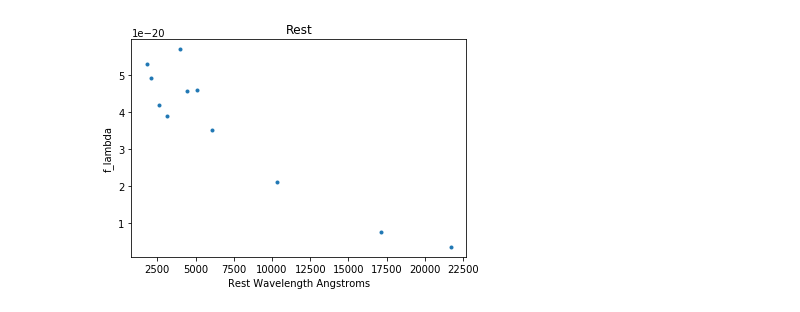
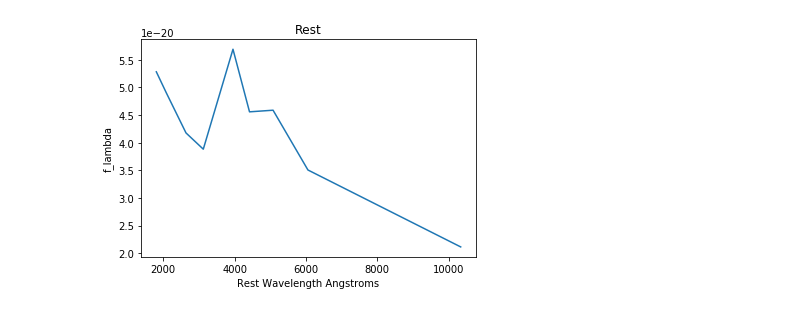
Before and after one commit to JacobGolledge/Research, a Jupyter notebook: SED plots.ipynb, the cells around one changed output. Saved outputs shown, nothing was run; the diff lists cells and outputs as text; code cells hidden in the pictures.

```diff
--- a/SED plots.ipynb
+++ b/SED plots.ipynb
@@ -119,15 +119,18 @@ xval.append(Zwave)
 xval.append(Ywave)
 xval.append(Jwave)
 xval.append(Kwave)
-xval.append(I1wave)
-xval.append(I2wave)
+#xval.append(I1wave)
+#xval.append(I2wave)
 #xval.append(I3wave)
 #xval.append(I4wave)
 print(xval)
 
 freq = []
 #freq = [(3 * 10**18) / xval]
-for lam in range(11):
+#for lam in range(11):
+    #freq.append((3 * 10**18) / xval[lam])
+#print(freq)
+for lam in range(9):
     freq.append((3 * 10**18) / xval[lam])
 #print(freq)
 
@@ -156,10 +159,11 @@ goodmag = -2.5 * np.log10(photdat['HAWKIKs_tot']) + 25
 # a better way is to use the numpy.where() command
 # this is an array of all indices which satisfy the condition in the ()
 izspec = np.where((zdat['spec_z'] > 0) & (photdat['totmask'] == 0) & (photdat['K_flag'] == 0) & (goodmag < 23))
-print(izspec)
+#izspec = np.where(np.any(zdat['quality'] == 3 or zdat['quality'] == 4) & (photdat['totmask'] == 0) & (photdat['K_flag'] == 0) & (goodmag < 23))
+#print(izspec)
 
 # this prints the rows of the two tables that correspond to these indices
-print(photdat['id'][izspec], zdat['PHOTCATID'][izspec], zdat['spec_z'][izspec])
+#print(photdat['id'][izspec], zdat['PHOTCATID'][izspec], zdat['spec_z'][izspec])
 
 # an equally good way is to make an array of booleans
 # this makes an array of the same size as your table, but with a list of "True" and "False" depending on whether or not you satisfy the condition
@@ -187,6 +191,16 @@ fluxi2 = []
 #fluxi3 = []
 #fluxi4 = []
 
+erru = []
+errb = []
+errv = []
+errr = []
+erri = []
+errz = []
+erry = []
+errj = []
+errk = []
+
 galindex = []
 xprime = []
 
@@ -206,8 +220,18 @@ for rangal in sample_list:
     fluxy.append(photdat['FOURSTARJ1'][index])
     fluxj.append(photdat['HAWKIJ'][index])
     fluxk.append(photdat['HAWKIKs'][index])
-    fluxi1.append(photdat['IRAC1'][index])
-    fluxi2.append(photdat['IRAC2'][index])
+
+    erru.append(photdat['eVIMOSU'][index])
+    errb.append(photdat['eVIMOSB'][index])
+    errv.append(photdat['eVIMOSV'][index])
+    errr.append(photdat['eVIMOSR'][index])
+    erri.append(photdat['eVIMOSI'][index])
+    errz.append(photdat['eDECamz'][index])
+    erry.append(photdat['eFOURSTARJ1'][index])
+    errj.append(photdat['eHAWKIJ'][index])
+    errk.append(photdat['eHAWKIKs'][index])
+    #fluxi1.append(photdat['IRAC1'][index])
+    #fluxi2.append(photdat['IRAC2'][index])
     #fluxi3.append(photdat['IRAC3'][index])
     #fluxi4.append(photdat['IRAC4'][index])
 
@@ -215,7 +239,8 @@ mag25 =10 ** ((25 + 48.6) / -2.5)
 
 
 for galaxy in range(5):
-    galy = [fluxu[galaxy],fluxb[galaxy], fluxv[galaxy], fluxr[galaxy], fluxi[galaxy], fluxz[galaxy], fluxy[galaxy], fluxj[galaxy], fluxk[galaxy], fluxi1[galaxy],fluxi2[galaxy]]
+    galy = [fluxu[galaxy],fluxb[galaxy], fluxv[galaxy], fluxr[galaxy], fluxi[galaxy], fluxz[galaxy], fluxy[galaxy], fluxj[galaxy], fluxk[galaxy]]
+    #galy = [fluxu[galaxy],fluxb[galaxy], fluxv[galaxy], fluxr[galaxy], fluxi[galaxy], fluxz[galaxy], fluxy[galaxy], fluxj[galaxy], fluxk[galaxy], fluxi1[galaxy],fluxi2[galaxy]]
     magu = -2.5 * np.log10(fluxu[galaxy]) + 25
     magv = -2.5 * np.log10(fluxv[galaxy]) + 25
     magb = -2.5 * np.log10(fluxb[galaxy]) + 25
@@ -225,8 +250,19 @@ for galaxy in range(5):
     magy = -2.5 * np.log10(fluxy[galaxy]) + 25
     magj = -2.5 * np.log10(fluxj[galaxy]) + 25
     magk = -2.5 * np.log10(fluxk[galaxy]) + 25
-    magi1 = -2.5 * np.log10(fluxi1[galaxy]) + 25
-    magi2 = -2.5 * np.log10(fluxi2[galaxy]) + 25
+    #magi1 = -2.5 * np.log10(fluxi1[galaxy]) + 25
+    #magi2 = -2.5 * np.log10(fluxi2[galaxy]) + 25
+
+    mageu = -2.5 * np.log10(erru[galaxy]) + 25
+    magev = -2.5 * np.log10(errv[galaxy]) + 25
+    mageb = -2.5 * np.log10(errb[galaxy]) + 25
+    mager = -2.5 * np.log10(errr[galaxy]) + 25
+    magei = -2.5 * np.log10(erri[galaxy]) + 25
+    magez = -2.5 * np.log10(errz[galaxy]) + 25
+    magey = -2.5 * np.log10(erry[galaxy]) + 25
+    magej = -2.5 * np.log10(errj[galaxy]) + 25
+    magek = -2.5 * np.log10(errk[galaxy]) + 25
+
     fnuu = (10 ** ((magu + 48.6) / -2.5)) * mag25
     fnub = (10 ** ((magb + 48.6) / -2.5)) * mag25
     fnuv = (10 ** ((magv + 48.6) / -2.5)) * mag25
@@ -236,8 +272,19 @@ for galaxy in range(5):
     fnuk = (10 ** ((magk + 48.6) / -2.5)) * mag25
     fnuy = (10 ** ((magy + 48.6) / -2.5)) * mag25
     fnuj = (10 ** ((magj + 48.6) / -2.5)) * mag25
-    fnui1 = (10 ** ((magi1 + 48.6) / -2.5)) * mag25
-    fnui2 = (10 ** ((magi2 + 48.6) / -2.5)) * mag25
+    #fnui1 = (10 ** ((magi1 + 48.6) / -2.5)) * mag25
+    #fnui2 = (10 ** ((magi2 + 48.6) / -2.5)) * mag25
+
+    fnueu = (10 ** ((mageu + 48.6) / -2.5)) * mag25
+    fnueb = (10 ** ((mageb + 48.6) / -2.5)) * mag25
+    fnuev = (10 ** ((magev + 48.6) / -2.5)) * mag25
+    fnuer = (10 ** ((mager + 48.6) / -2.5)) * mag25
+    fnuei = (10 ** ((magei + 48.6) / -2.5)) * mag25
+    fnuez = (10 ** ((magez + 48.6) / -2.5)) * mag25
+    fnuek = (10 ** ((magek + 48.6) / -2.5)) * mag25
+    fnuey = (10 ** ((magey + 48.6) / -2.5)) * mag25
+    fnuej = (10 ** ((magej + 48.6) / -2.5)) * mag25
+
     flamu = (((3 * 10 ** 18) / ((xval[0]) ** 2)) * fnuu) * ((0.361 * 10**6) / (10**-23))
     flamb = (((3 * 10 ** 18) / ((xval[1]) ** 2)) * fnub) * ((0.361 * 10**6) / (10**-23))
     flamv = (((3 * 10 ** 18) / ((xval[2]) ** 2)) * fnuv) * ((0.361 * 10**6) / (10**-23))
@@ -247,10 +294,23 @@ for galaxy in range(5):
     flamj = (((3 * 10 ** 18) / ((xval[7]) ** 2)) * fnuj) * ((0.361 * 10**6) / (10**-23))
     flamk = (((3 * 10 ** 18) / ((xval[8]) ** 2)) * fnuk) * ((0.361 * 10**6) / (10**-23))
     flamy = (((3 * 10 ** 18) / ((xval[6]) ** 2)) * fnuy) * ((0.361 * 10**6) / (10**-23))
-    flami1 = (((3 * 10 ** 18) / ((xval[9]) ** 2)) * fnui1) * ((0.361 * 10**6) / (10**-23))
-    flami2 = (((3 * 10 ** 18) / ((xval[10]) ** 2)) * fnui2) * ((0.361 * 10**6) / (10**-23))
-    gallamy = [flamu, flamb, flamv, flamr, flami, flamz, flamy, flamj, flamk, flami1, flami2]
-    plt.plot(xval, gallamy, '.')
+    #flami1 = (((3 * 10 ** 18) / ((xval[9]) ** 2)) * fnui1) * ((0.361 * 10**6) / (10**-23))
+    #flami2 = (((3 * 10 ** 18) / ((xval[10]) ** 2)) * fnui2) * ((0.361 * 10**6) / (10**-23))
+
+    flameu = (((3 * 10 ** 18) / ((xval[0]) ** 2)) * fnueu) * ((0.361 * 10**6) / (10**-23))
+    flameb = (((3 * 10 ** 18) / ((xval[1]) ** 2)) * fnueb) * ((0.361 * 10**6) / (10**-23))
+    flamev = (((3 * 10 ** 18) / ((xval[2]) ** 2)) * fnuev) * ((0.361 * 10**6) / (10**-23))
+    flamer = (((3 * 10 ** 18) / ((xval[3]) ** 2)) * fnuer) * ((0.361 * 10**6) / (10**-23))
+    flamei = (((3 * 10 ** 18) / ((xval[4]) ** 2)) * fnuei) * ((0.361 * 10**6) / (10**-23))
+    flamez = (((3 * 10 ** 18) / ((xval[5]) ** 2)) * fnuez) * ((0.361 * 10**6) / (10**-23))
+    flamej = (((3 * 10 ** 18) / ((xval[7]) ** 2)) * fnuej) * ((0.361 * 10**6) / (10**-23))
+    flamek = (((3 * 10 ** 18) / ((xval[8]) ** 2)) * fnuek) * ((0.361 * 10**6) / (10**-23))
+    flamey = (((3 * 10 ** 18) / ((xval[6]) ** 2)) * fnuey) * ((0.361 * 10**6) / (10**-23))
+
+    #gallamy = [flamu, flamb, flamv, flamr, flami, flamz, flamy, flamj, flamk, flami1, flami2]
+    gallamy = [flamu, flamb, flamv, flamr, flami, flamz, flamy, flamj, flamk]
+    error = [flameu, flameb, flamev, flamer, flamei, flamez, flamey, flamej, flamek]
+    plt.errorbar(xval, gallamy, yerr = error)
     plt.xlabel('Wavelength Angstroms')
     plt.ylabel('f_lambda')
     titlestr = str(galindex[galaxy]) + ' Observed'
@@ -263,7 +323,7 @@ for galaxy in range(5):
     #for the love of god, don't ever call non-index variables "index":-)
     magstr = 'Kmag = ' + "{:0.2f}".format(goodmag[galindex[galaxy] - 1])
     #plt.text(10000, 8, goodmag[galindex[galaxy]])
-    #plt.text(10000, 8, magstr)
+    #plt.text(15000, 1.1e-19, magstr)
     plt.show()
 
     z = zdat['spec_z'][galindex[galaxy]-1]
@@ -274,10 +334,10 @@ for galaxy in range(5):
     xprime.append(rest) #lambda_rest = lambda_obs / (1+z)
     #print(xprime)
 
-    plt.plot(xprime[galaxy], gallamy, '.')
+    plt.plot(xprime[galaxy], gallamy, '-')
     plt.xlabel('Rest Wavelength Angstroms')
     plt.ylabel('f_lambda')
     plt.title('Rest')
-    #plt.text(5000, 8, z)
+    #plt.text(1, 1, z)
     plt.show()
 # %% [output]
@@ -308 +363 @@ index:  1932
-[figure, old version]
+[figure, new version]
```
Also changed, not shown: parts of 1 cell of this notebook, 1 other file.
